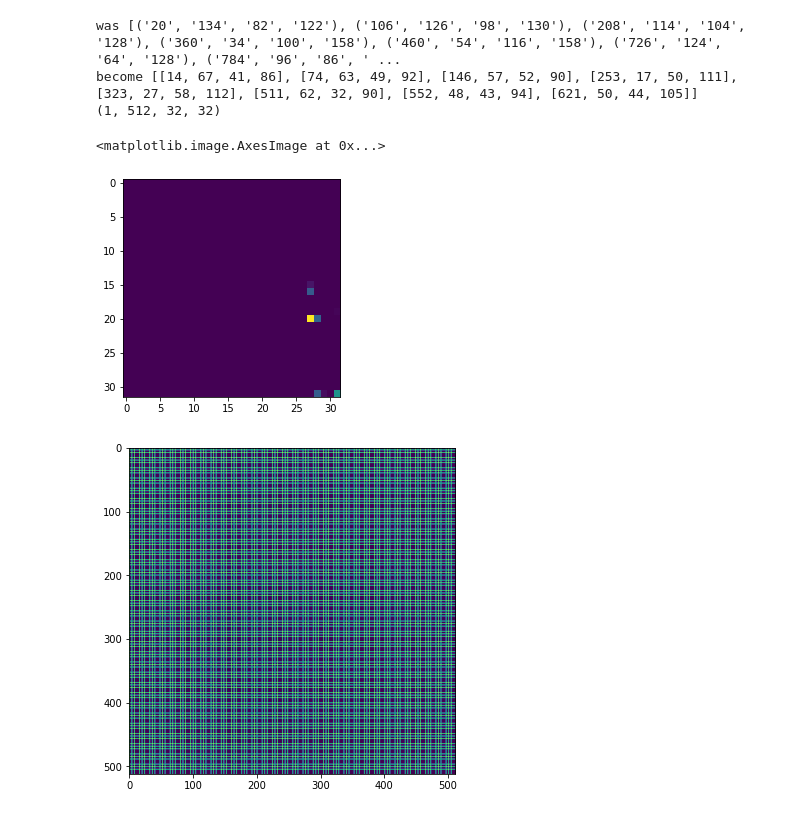
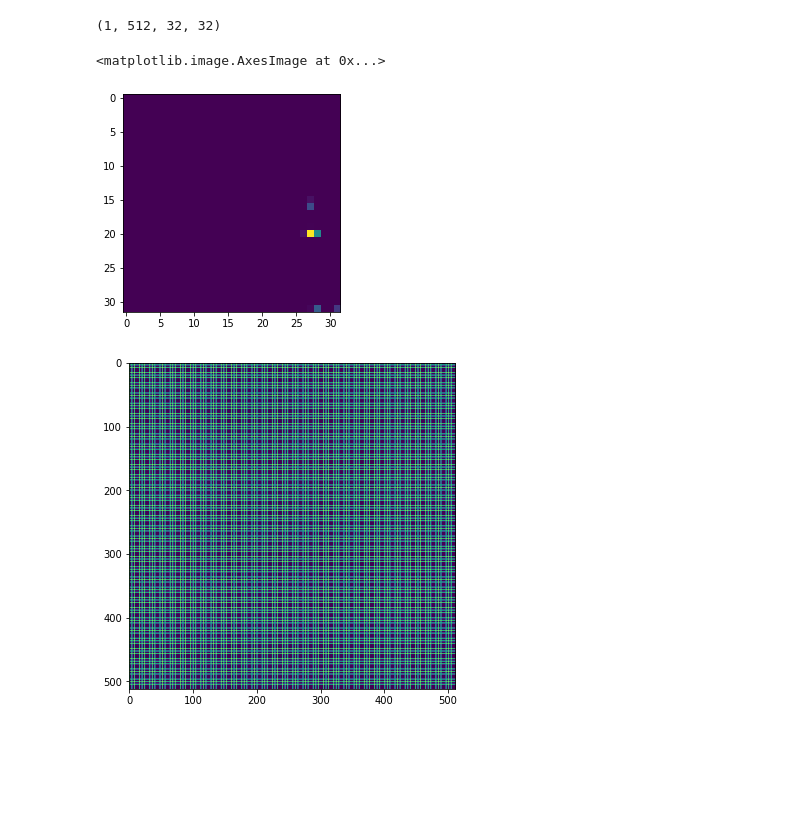
Before and after one commit to yaroslavtsepkov/DL_COURSE, a Jupyter notebook: faster-rcnn.ipynb, the cells around one changed output. Drawn from its saved outputs; the diff is of its cells as text; code cells hidden in the pictures; blank space fills up the shorter version.

```diff
--- a/faster-rcnn.ipynb
+++ b/faster-rcnn.ipynb
@@ -183,29 +162,21 @@ model = torchvision.models.vgg16(pretrained=True)
 model = torch.nn.Sequential(*list(model.features)[0: -1])
 # %%
 IMSIZE = 512
-def tensorFromCvReaded(img: LabeledImage)->torch.Tensor:
-    image = img.loadCvImage()
-    newImg = np.zeros([1, *image.shape])
-    newImg[0] = image
-    return torch.Tensor(newImg)
 
 it = iter(labeledImages)
 next(it)
 next(it)
 next(it)
 randomLabeledImage = labeledImages[next(it)]
-randomImageTensor = tensorFromCvReaded(randomLabeledImage)
+randomImageTensor = randomLabeledImage.tensorFromCvImage()
 
 result = model.forward(randomImageTensor)
-# output is 3, 512, 32, 32
 print(result.detach().numpy().shape)
 plt.imshow(result.detach().numpy()[0][100])
 # %% [output]
-was [('20', '134', '82', '122'), ('106', '126', '98', '130'), ('208', '114', '104', '128'), ('360', '34', '100', '158'), ('460', '54', '116', '158'), ('726', '124', '64', '128'), ('784', '96', '86', ' ...
-become [[14, 67, 41, 86], [74, 63, 49, 92], [146, 57, 52, 90], [253, 17, 50, 111], [323, 27, 58, 112], [511, 62, 32, 90], [552, 48, 43, 94], [621, 50, 44, 105]]
 (1, 512, 32, 32)
 <matplotlib.image.AxesImage at 0x...>
-[figure, old version]
+[figure, new version]
 # %%
 GRID_CELL_SIZE = 16
 
```
Also changed, not shown: parts of 12 cells of this notebook.
